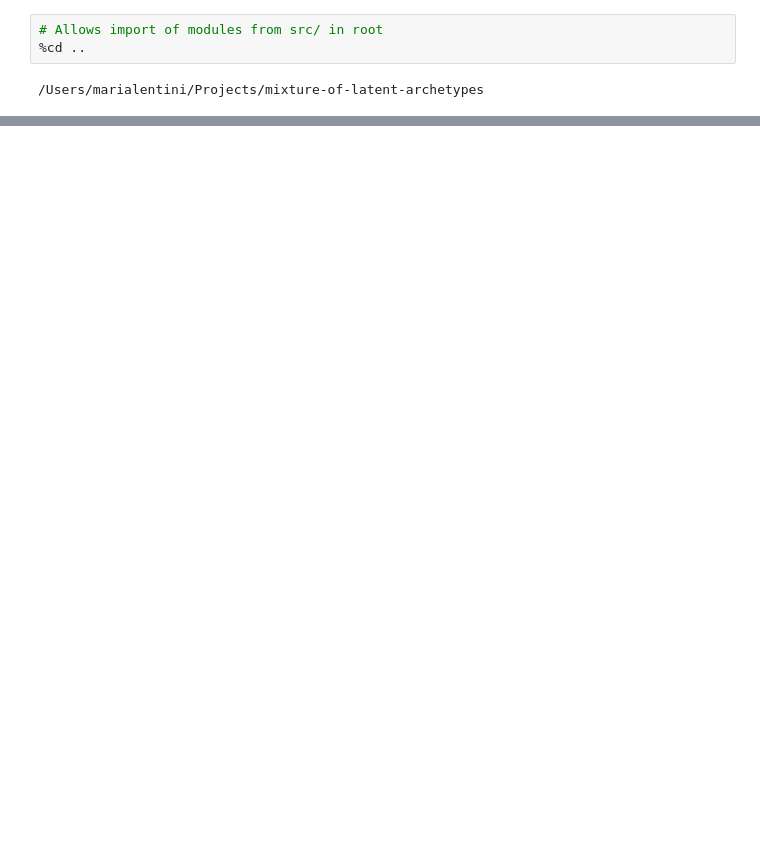
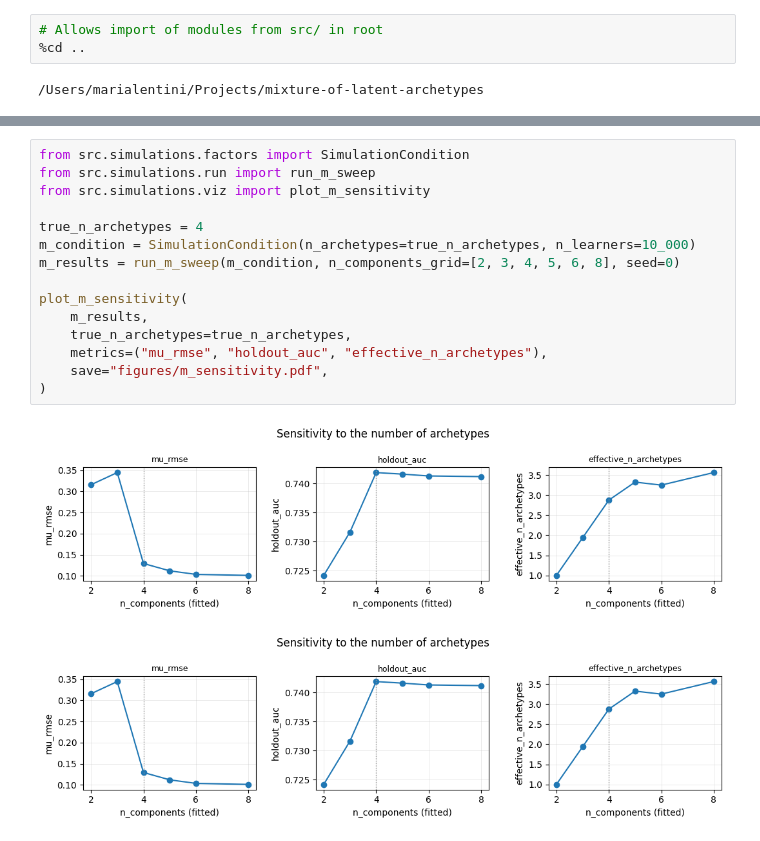
Before and after one commit to lentin26/mixture-of-latent-archetypes, a Jupyter notebook: notebooks/simulation-study.ipynb, the cells around one changed output, grey strips where cells are left out. Drawn from its saved outputs; the diff is of its cells as text; blank space fills up the shorter version.

```diff
--- a/notebooks/simulation-study.ipynb
+++ b/notebooks/simulation-study.ipynb
@@ -38,0 +94,18 @@ summ
+# %%
+from src.simulations.factors import SimulationCondition
+from src.simulations.run import run_m_sweep
+from src.simulations.viz import plot_m_sensitivity
+
+true_n_archetypes = 4
+m_condition = SimulationCondition(n_archetypes=true_n_archetypes, n_learners=10_000)
+m_results = run_m_sweep(m_condition, n_components_grid=[2, 3, 4, 5, 6, 8], seed=0)
+
+plot_m_sensitivity(
+    m_results,
+    true_n_archetypes=true_n_archetypes,
+    metrics=("mu_rmse", "holdout_auc", "effective_n_archetypes"),
+    save="figures/m_sensitivity.pdf",
+)
+# %% [output]
+[figure, added]
+[figure, added]
```
Also changed, not shown: parts of 11 cells of this notebook, 13 other files.
